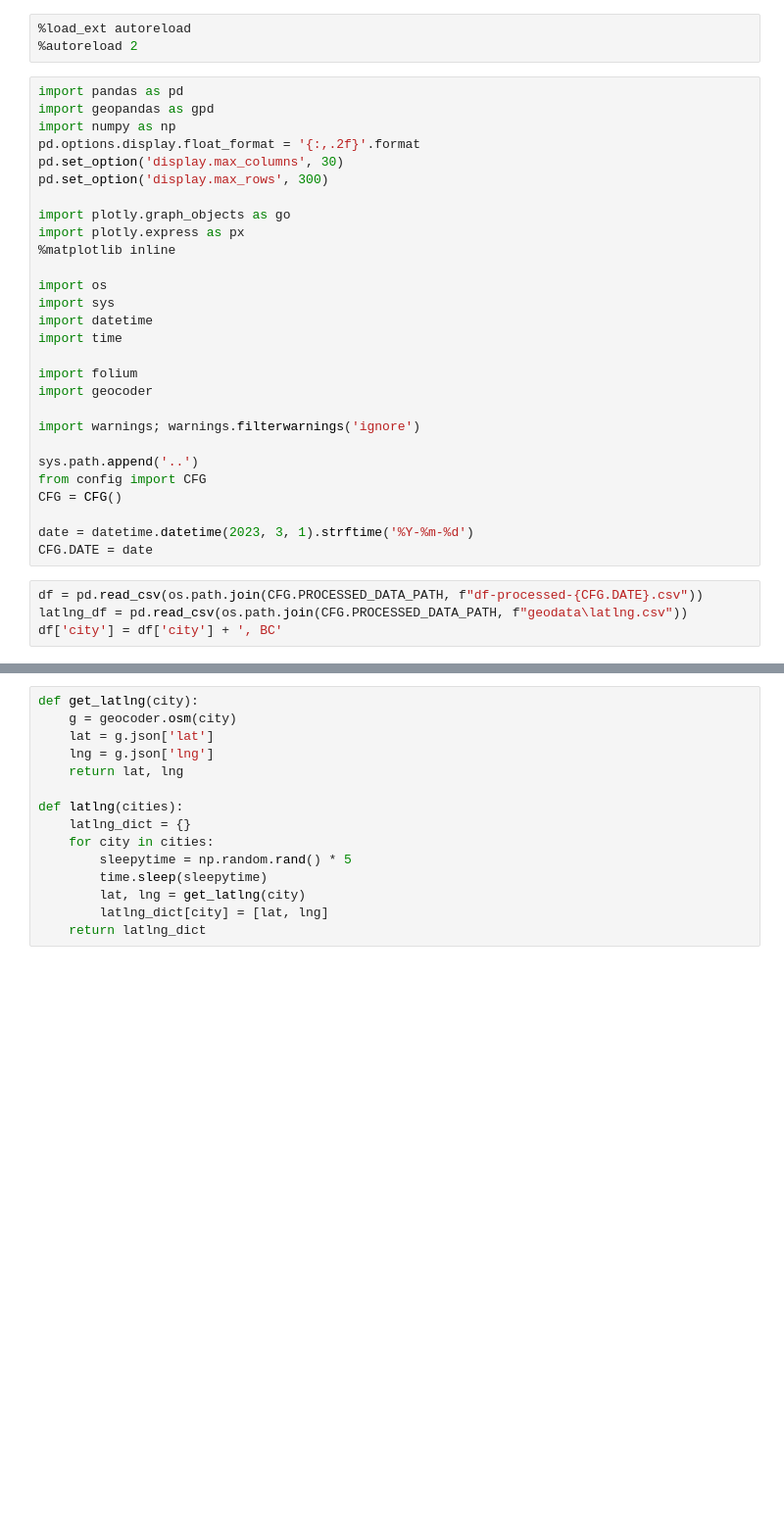
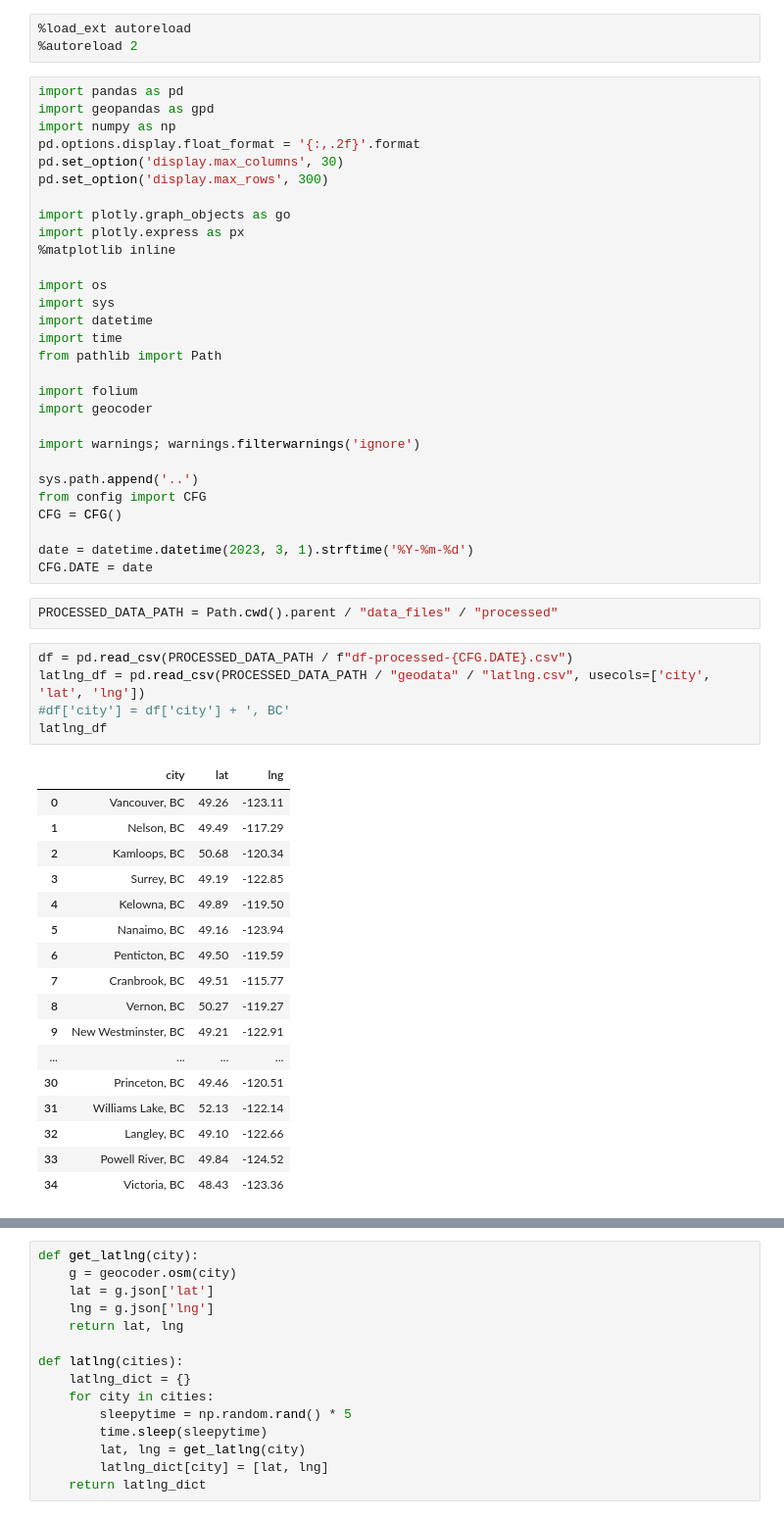
Before and after one commit to Graham-Broughton/drug-testing-project, a Jupyter notebook: notebooks/3.2.EDA_Geographic.ipynb, the cells around one changed output, grey strips where cells are left out. Shown: that part at 98% size. Cells and saved outputs as stored; diff of their text form; blank space fills up the shorter version.

```diff
--- a/notebooks/3.2.EDA_Geographic.ipynb
+++ b/notebooks/3.2.EDA_Geographic.ipynb
@@ -17,6 +17,7 @@ import os
 import sys
 import datetime
 import time
+from pathlib import Path
 
 import folium
 import geocoder
@@ -29,8 +30,29 @@ CFG = CFG()
 
 date = datetime.datetime(2023, 3, 1).strftime('%Y-%m-%d')
 CFG.DATE = date
+# %%
+PROCESSED_DATA_PATH = Path.cwd().parent / "data_files" / "processed"
 # %%
-df = pd.read_csv(os.path.join(CFG.PROCESSED_DATA_PATH, f"df-processed-{CFG.DATE}.csv"))
-latlng_df = pd.read_csv(os.path.join(CFG.PROCESSED_DATA_PATH, f"geodata\latlng.csv"))
-df['city'] = df['city'] + ', BC'
+df = pd.read_csv(PROCESSED_DATA_PATH / f"df-processed-{CFG.DATE}.csv")
+latlng_df = pd.read_csv(PROCESSED_DATA_PATH / "geodata" / "latlng.csv", usecols=['city', 'lat', 'lng'])
+#df['city'] = df['city'] + ', BC'
+latlng_df
+# %% [output]
+|  | city | lat | lng |
+| 0 | Vancouver, BC | 49.26 | -123.11 |
+| 1 | Nelson, BC | 49.49 | -117.29 |
+| 2 | Kamloops, BC | 50.68 | -120.34 |
+| 3 | Surrey, BC | 49.19 | -122.85 |
+| 4 | Kelowna, BC | 49.89 | -119.50 |
+| 5 | Nanaimo, BC | 49.16 | -123.94 |
+| 6 | Penticton, BC | 49.50 | -119.59 |
+| 7 | Cranbrook, BC | 49.51 | -115.77 |
+| 8 | Vernon, BC | 50.27 | -119.27 |
+| 9 | New Westminster, BC | 49.21 | -122.91 |
+| ... | ... | ... | ... |
+| 30 | Princeton, BC | 49.46 | -120.51 |
+| 31 | Williams Lake, BC | 52.13 | -122.14 |
+| 32 | Langley, BC | 49.10 | -122.66 |
+| 33 | Powell River, BC | 49.84 | -124.52 |
+| 34 | Victoria, BC | 48.43 | -123.36 |
 # %%
```
Also changed, not shown: parts of 4 cells of this notebook, 7 other files.
